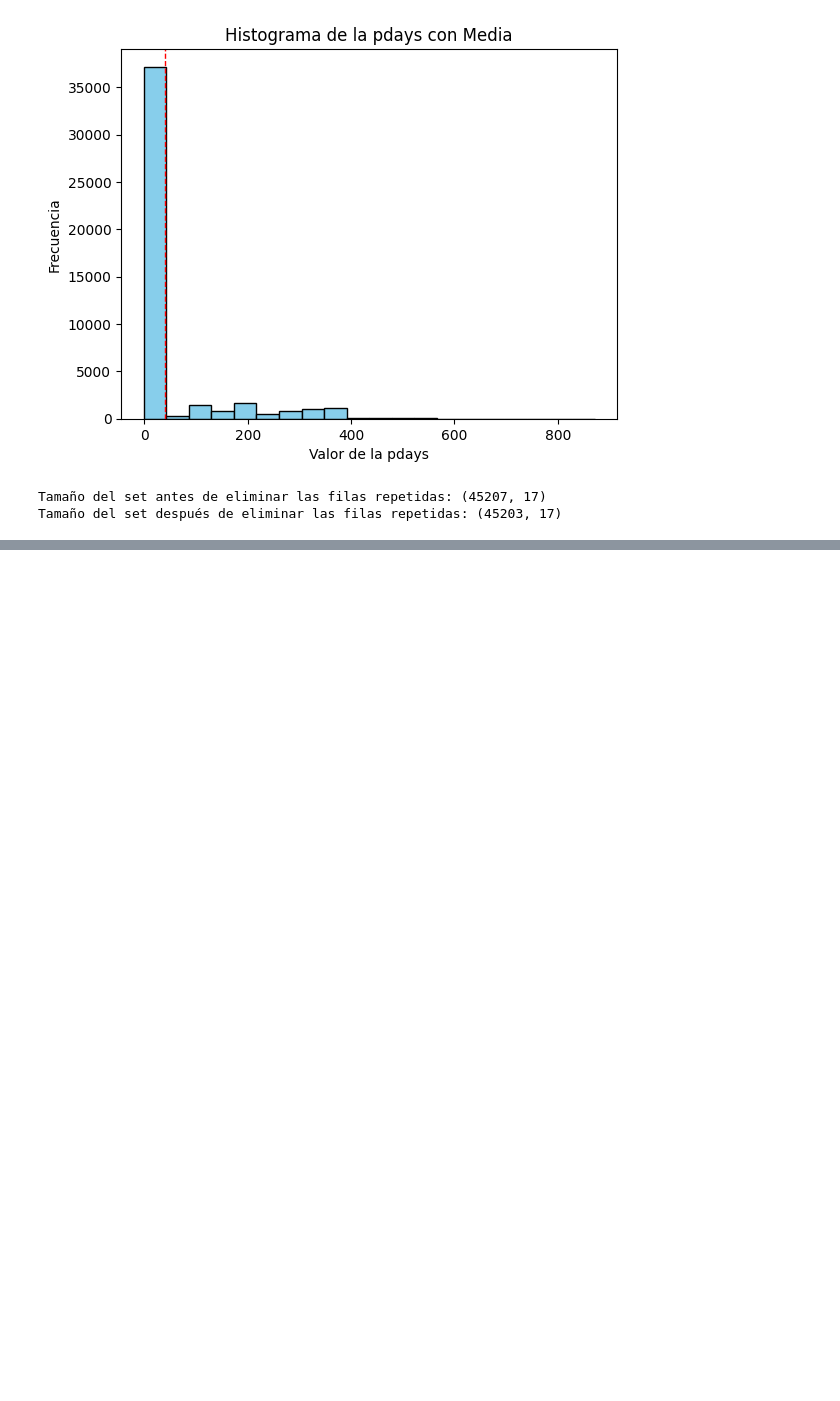
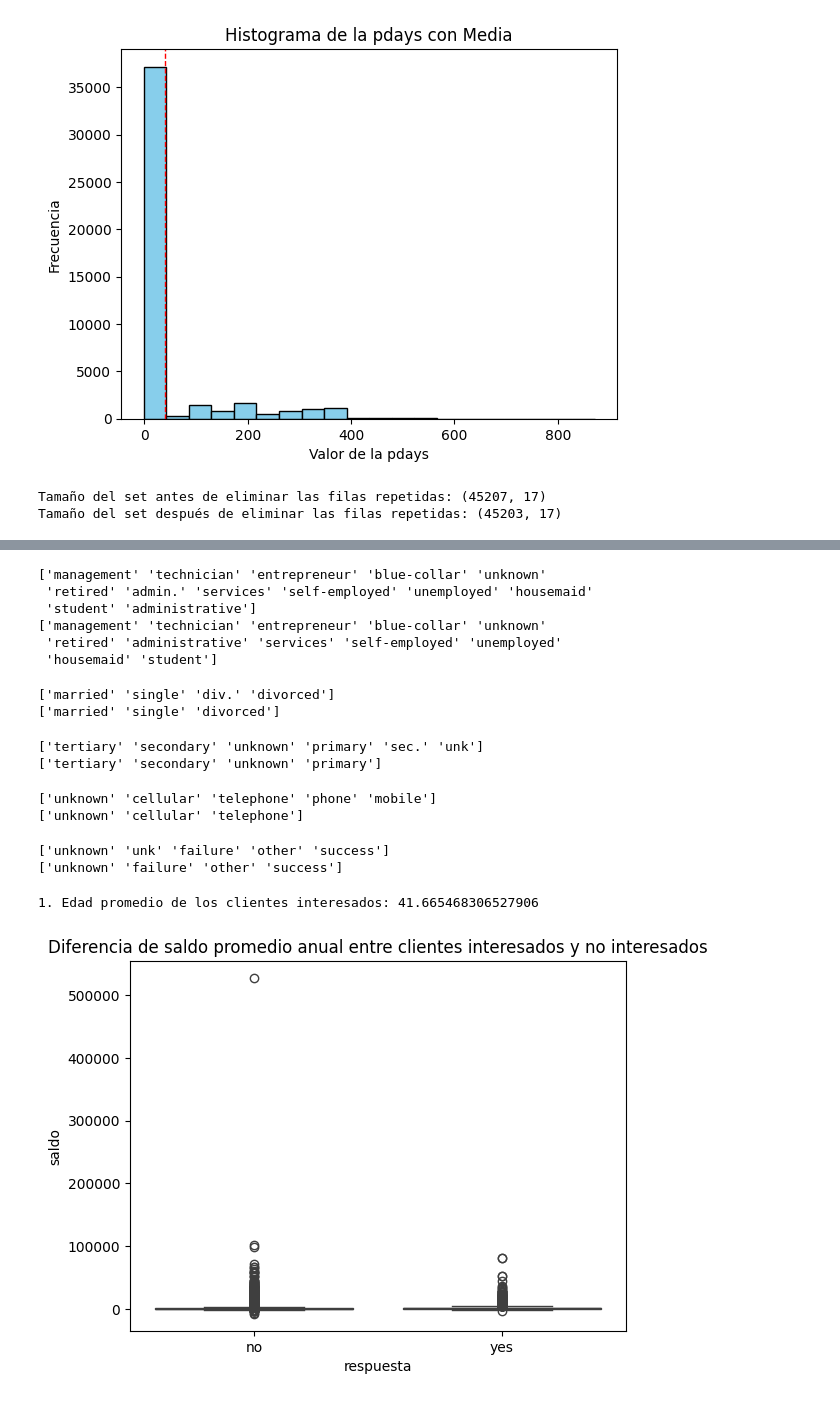
Before and after one commit to jardilam/M-dulo-T-cnico, a Jupyter notebook: Laboratorio_1.ipynb, the cells around one changed output, grey strips where cells are left out. Cells and saved outputs as stored; diff of their text form; code cells hidden in the pictures; blank space fills up the shorter version.

```diff
--- a/Laboratorio_1.ipynb
+++ b/Laboratorio_1.ipynb
@@ -292,0 +353,65 @@ Tamaño del set después de eliminar las filas repetidas: (45203, 17)
+# %%
+# job: unificar admin. y administrative
+
+print(df["trabajo"].unique())
+df["trabajo"] = df["trabajo"].str.replace("admin.", "administrative", regex=False)
+print(df["trabajo"].unique())
+# %% [output]
+['management' 'technician' 'entrepreneur' 'blue-collar' 'unknown'
+ 'retired' 'admin.' 'services' 'self-employed' 'unemployed' 'housemaid'
+ 'student' 'administrative']
+['management' 'technician' 'entrepreneur' 'blue-collar' 'unknown'
+ 'retired' 'administrative' 'services' 'self-employed' 'unemployed'
+ 'housemaid' 'student']
+# %%
+# marital: unificar div. y divorced
+
+print(df["estado_civil"].unique())
+df["estado_civil"] = df["estado_civil"].str.replace("div.", "divorced", regex=False)
+print(df["estado_civil"].unique())
+# %% [output]
+['married' 'single' 'div.' 'divorced']
+['married' 'single' 'divorced']
+# %%
+# education: unificar sec. y secondary, unk y unknown
+print(df["educacion"].unique())
+df["educacion"] = df["educacion"].str.replace("sec.", "secondary", regex=False)
+df.loc[df["educacion"]=="unk", "educacion"] = "unknown"
+print(df["educacion"].unique())
+# %% [output]
+['tertiary' 'secondary' 'unknown' 'primary' 'sec.' 'unk']
+['tertiary' 'secondary' 'unknown' 'primary']
+# %%
+# contacto: unificar phone y telephone, mobile y cellular
+
+print(df["contacto"].unique())
+df.loc[df["contacto"]=="phone", "contacto"] = "telephone"
+df.loc[df["contacto"]=="mobile", "contacto"] ="cellular"
+print(df["contacto"].unique())
+# %% [output]
+['unknown' 'cellular' 'telephone' 'phone' 'mobile']
+['unknown' 'cellular' 'telephone']
+# %%
+# Resultado_prev: Unificar unk y unknown
+
+print(df["resultado_prev"].unique())
+df.loc[df["resultado_prev"]=="unk", "resultado_prev"] = "unknown"
+print(df["resultado_prev"].unique())
+# %% [output]
+['unknown' 'unk' 'failure' 'other' 'success']
+['unknown' 'failure' 'other' 'success']
+# %%
+# Edad (age) promedio (mean) de los clientes interesados en adquirir un certificado de depósito (y)
+
+edad_promedio_interesados = df[df["respuesta"] == "yes"]["edad"].mean()
+print("1. Edad promedio de los clientes interesados:", edad_promedio_interesados)
+# %% [output]
+1. Edad promedio de los clientes interesados: 41.665468306527906
+# %%
+# Diferencia de ingresos entre clientes interesados y no interesados
+
+sns.boxplot(x="respuesta", y="saldo", data=df)
+plt.title("Diferencia de saldo promedio anual entre clientes interesados y no interesados")
+plt.show()
+# %% [output]
+[figure, added]
```
Also changed, not shown: parts of 12 cells of this notebook.
